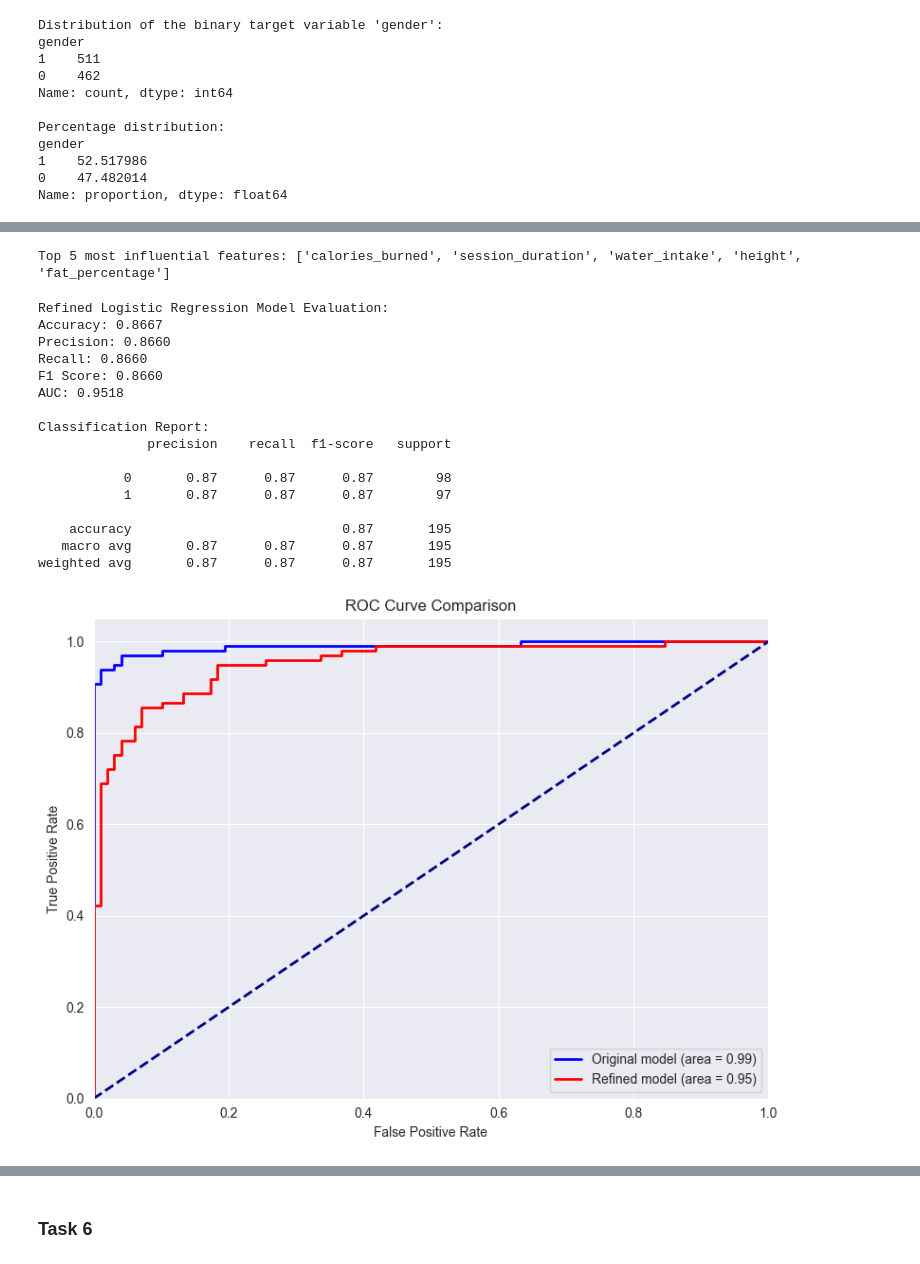
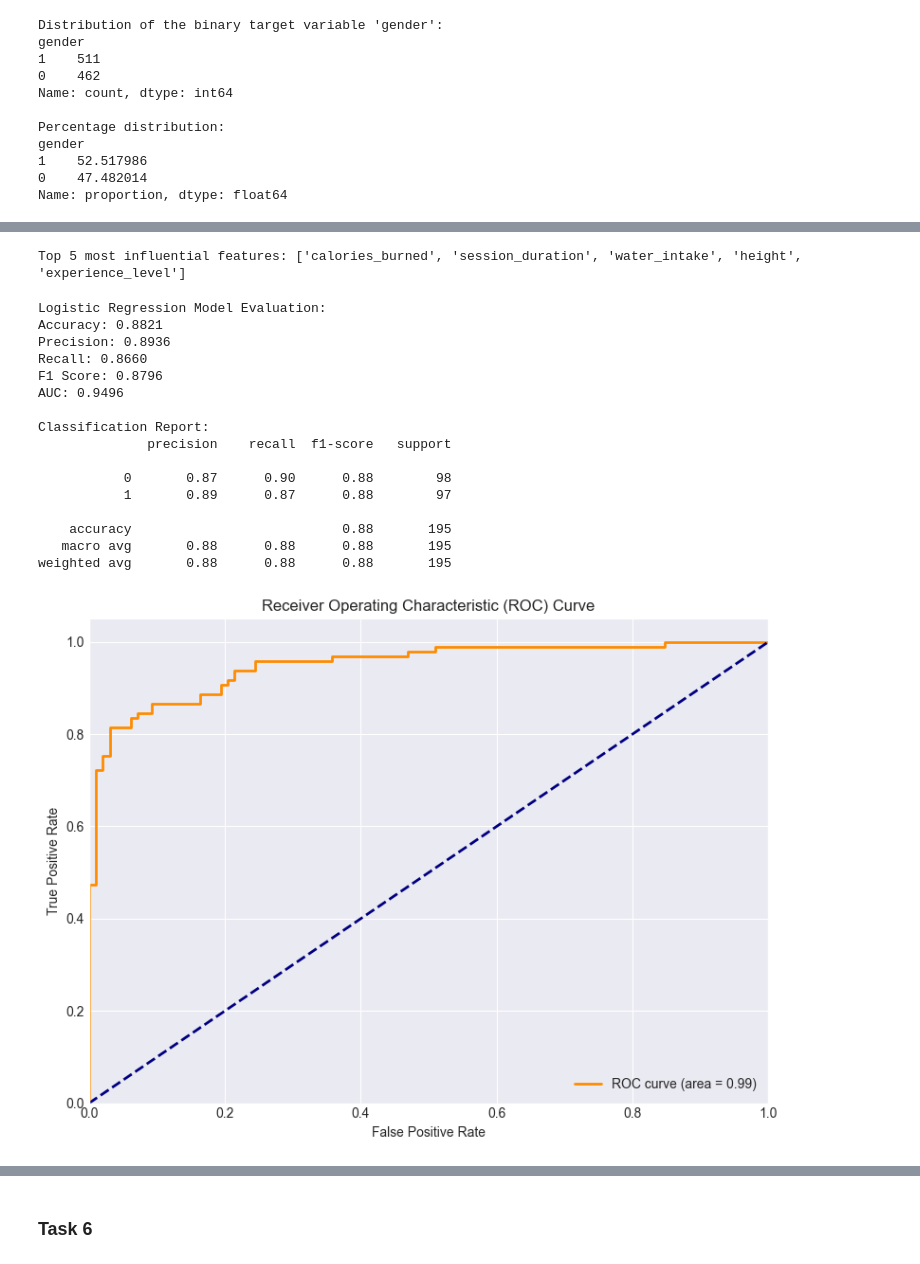
Before and after one commit to ivan-22-3-5/data_analysis_6th_sem, a Jupyter notebook: final-project/final-project.ipynb, the cells around one changed output, grey strips where cells are left out. Saved outputs shown, nothing was run; the diff lists cells and outputs as text; code cells hidden in the pictures.

Commit message:
refactor(final-project): refine task 5

```diff
--- a/final-project/final-project.ipynb
+++ b/final-project/final-project.ipynb
@@ -838,8 +838,8 @@ X_train, X_test, y_train, y_test = train_test_split(X_initial, y, test_size=0.2,
 from sklearn.linear_model import LogisticRegression
 
 log_reg = LogisticRegression(random_state=42)
-log_reg.fit(X_train_scaled, y_train)
+log_reg.fit(X_train, y_train)
 
-y_pred_train = log_reg.predict(X_train_scaled)
-y_pred_test = log_reg.predict(X_test_scaled)
-y_pred_prob_test = log_reg.predict_proba(X_test_scaled)[:, 1]
+y_pred_train = log_reg.predict(X_train)
+y_pred_test = log_reg.predict(X_test)
+y_pred_prob_test = log_reg.predict_proba(X_test)[:, 1]
@@ -932,62 +942,33 @@ print(f"Top 5 most influential features: {top_features}")
 X_refined = df_standardized[top_features]
 X_train_refined, X_test_refined, y_train, y_test = train_test_split(X_refined, y, test_size=0.2, random_state=42)
 
-X_train_refined_scaled = scaler.fit_transform(X_train_refined)
-X_test_refined_scaled = scaler.transform(X_test_refined)
+log_reg_refined = LogisticRegression(random_state=42)
+log_reg_refined.fit(X_train_refined, y_train)
 
-log_reg_refined = LogisticRegression(random_state=42)
-log_reg_refined.fit(X_train_refined_scaled, y_train)
-
-y_pred_refined = log_reg_refined.predict(X_test_refined_scaled)
-y_pred_prob_refined = log_reg_refined.predict_proba(X_test_refined_scaled)[:, 1]
+y_pred_refined = log_reg_refined.predict(X_test_refined)
+y_pred_prob_refined = log_reg_refined.predict_proba(X_test_refined)[:, 1]
 # %% [output]
-Top 5 most influential features: ['calories_burned', 'session_duration', 'water_intake', 'height', 'fat_percentage']
+Top 5 most influential features: ['calories_burned', 'session_duration', 'water_intake', 'height', 'experience_level']
 # %%
-accuracy_refined = accuracy_score(y_test, y_pred_refined)
-precision_refined = precision_score(y_test, y_pred_refined)
-recall_refined = recall_score(y_test, y_pred_refined)
-f1_refined = f1_score(y_test, y_pred_refined)
-auc_score_refined = roc_auc_score(y_test, y_pred_prob_refined)
-
-print("Refined Logistic Regression Model Evaluation:")
-print(f"Accuracy: {accuracy_refined:.4f}")
-print(f"Precision: {precision_refined:.4f}")
-print(f"Recall: {recall_refined:.4f}")
-print(f"F1 Score: {f1_refined:.4f}")
-print(f"AUC: {auc_score_refined:.4f}")
-
-print("\nClassification Report:")
-print(classification_report(y_test, y_pred_refined))
+evaluate_classification(y_test, y_pred_refined, y_pred_prob_refined)
 # %% [output]
-Refined Logistic Regression Model Evaluation:
-Accuracy: 0.8667
-Precision: 0.8660
+Logistic Regression Model Evaluation:
+Accuracy: 0.8821
+Precision: 0.8936
 Recall: 0.8660
-F1 Score: 0.8660
-AUC: 0.9518
+F1 Score: 0.8796
+AUC: 0.9496
 
 Classification Report:
               precision    recall  f1-score   support
 
-           0       0.87      0.87      0.87        98
-           1       0.87      0.87      0.87        97
+           0       0.87      0.90      0.88        98
+           1       0.89      0.87      0.88        97
 
-    accuracy                           0.87       195
-   macro avg       0.87      0.87      0.87       195
-weighted avg       0.87      0.87      0.87       195
+    accuracy                           0.88       195
+   macro avg       0.88      0.88      0.88       195
+weighted avg       0.88      0.88      0.88       195
 # %%
-fpr_refined, tpr_refined, _ = roc_curve(y_test, y_pred_prob_refined)
-plt.figure(figsize=(8, 6))
-plt.plot(fpr, tpr, color='blue', lw=2, label=f'Original model (area = {auc_score:.2f})')
-plt.plot(fpr_refined, tpr_refined, color='red', lw=2, label=f'Refined model (area = {auc_score_refined:.2f})')
-plt.plot([0, 1], [0, 1], color='navy', lw=2, linestyle='--')
-plt.xlim([0.0, 1.0])
-plt.ylim([0.0, 1.05])
-plt.xlabel('False Positive Rate')
-plt.ylabel('True Positive Rate')
-plt.title('ROC Curve Comparison')
-plt.legend(loc="lower right")
-plt.tight_layout()
-plt.show()
+plot_roc_curve(y_test, y_pred_prob_refined)
 # %% [output]
-[figure, old version]
+[figure, new version]
```
Also changed, not shown: parts of 19 cells of this notebook.
